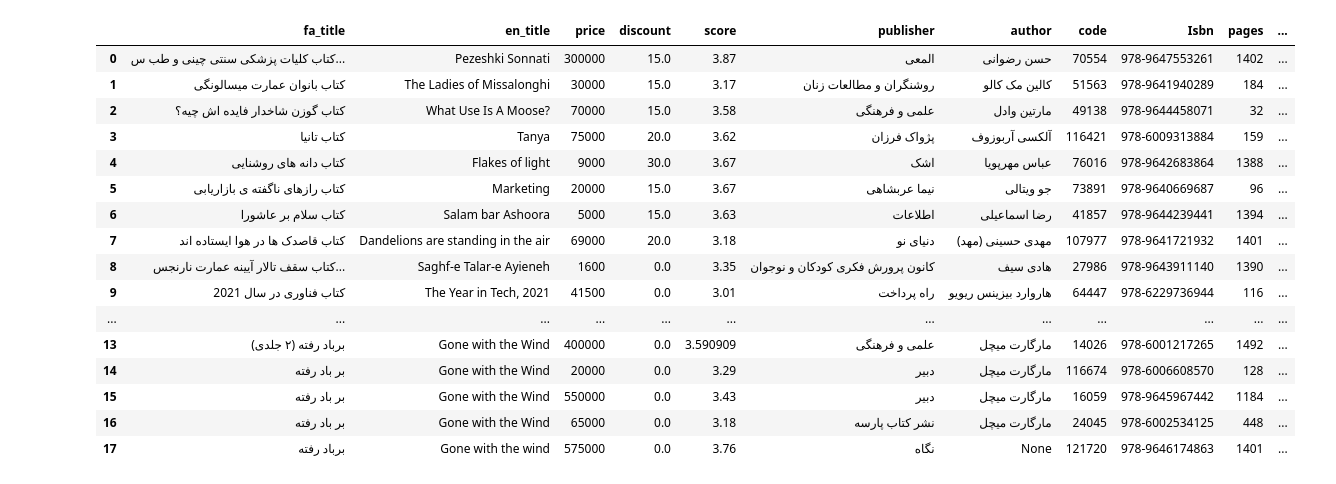
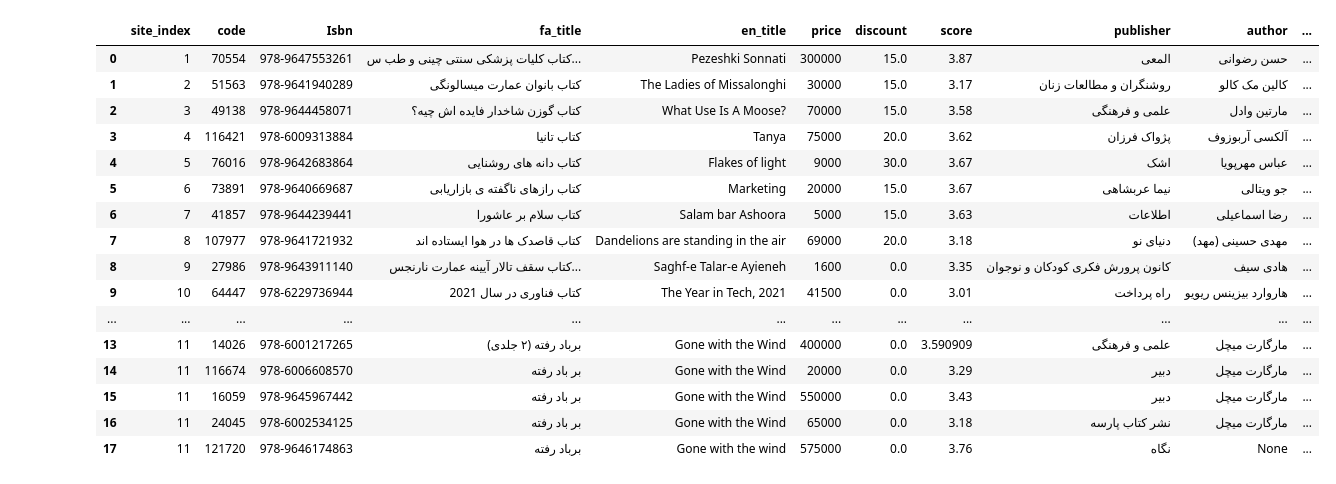
Before and after one commit to sanoooavi/Booktopia, a Jupyter notebook: scrap.ipynb, the cells around one changed output. Saved outputs shown, nothing was run; the diff lists cells and outputs as text; code cells hidden in the pictures.

Commit message:
make summary and tags table based on indexing of site

```diff
--- a/scrap.ipynb
+++ b/scrap.ipynb
@@ -190,0 +160,31 @@ IndexError: list index out of range
+# %%
+ def get_book_site_summary(book_soup, site_index):
+    book_summary = get_summary(book_soup)
+    return [site_index, book_summary]
+# %%
+ def get_book_site_tags(book_soup, site_index):
+    book_tags = get_tags(book_soup)
+    book_tags_list = []
+    for tag in book_tags:
+        book_tags_list += [[site_index,tag]]
+    return book_tags_list
+# %%
+books_data_list = []
+site_index = 1
+site_summary_data_list = []
+site_tags_data_list = []
+links = get_links()[:10] + ['https://www.iranketab.ir/book/270-gone-with-the-wind']
+
+for link in links:
+    try:
+        site_soup = get_soup(link)
+        site_summary_data_list += [get_book_site_summary(site_soup, site_index)]
+        for site_tag in get_book_site_tags(site_soup, site_index):
+            site_tags_data_list += [site_tag]
+        site_page_books = site_soup.select('.clearfix .clearfix .row')
+        for book_index in range(0, len(site_page_books), 2):
+            data = get_book_detail(site_page_books[book_index], site_index)
+            books_data_list += [data];
+        site_index += 1
+    except Exception:
+        logging.exception("An error occurred");
@@ -191,24 +209,24 @@ IndexError: list index out of range
 # %%
-tableOfData = pd.DataFrame(data_list,
-                           columns=['fa_title', 'en_title', 'price', 'discount', 'score', 'publisher', 'author',
-                                    'code', 'Isbn', 'pages', 'publication_per_date', 'publication_ad_date', 'size',
-                                    'cover_material', 'print_series', 'earliest_send_time', 'summary', 'tags'])
+tableOfData = pd.DataFrame(books_data_list,
+                           columns=['site_index', 'code', 'Isbn', 'fa_title', 'en_title', 'price', 'discount', 'score',
+                                    'publisher', 'author', 'pages', 'publication_per_date', 'publication_ad_date',
+                                    'size', 'cover_material', 'print_series', 'earliest_send_time'])
 tableOfData
 # %% [output]
-|  | fa_title | en_title | price | discount | score | publisher | author | code | Isbn | pages | ... |
-| 0 | کتاب کلیات پزشکی سنتی چینی و طب س... | Pezeshki Sonnati | 300000 | 15.0 | 3.87 | المعی | حسن رضوانی | 70554 | 978-9647553261 | 1402 | ... |
-| 1 | کتاب بانوان عمارت میسالونگی | The Ladies of Missalonghi | 30000 | 15.0 | 3.17 | روشنگران و مطالعات زنان | کالین مک کالو | 51563 | 978-9641940289 | 184 | ... |
-| 2 | کتاب گوزن شاخدار فایده اش چیه؟ | What Use Is A Moose? | 70000 | 15.0 | 3.58 | علمی و فرهنگی | مارتین وادل | 49138 | 978-9644458071 | 32 | ... |
-| 3 | کتاب تانیا | Tanya | 75000 | 20.0 | 3.62 | پژواک فرزان | آلکسی آربوزوف | 116421 | 978-6009313884 | 159 | ... |
-| 4 | کتاب دانه های روشنایی | Flakes of light | 9000 | 30.0 | 3.67 | اشک | عباس مهرپویا | 76016 | 978-9642683864 | 1388 | ... |
-| 5 | کتاب رازهای ناگفته ی بازاریابی | Marketing | 20000 | 15.0 | 3.67 | نیما عربشاهی | جو ویتالی | 73891 | 978-9640669687 | 96 | ... |
-| 6 | کتاب سلام بر عاشورا | Salam bar Ashoora | 5000 | 15.0 | 3.63 | اطلاعات | رضا اسماعیلی | 41857 | 978-9644239441 | 1394 | ... |
-| 7 | کتاب قاصدک ها در هوا ایستاده اند | Dandelions are standing in the air | 69000 | 20.0 | 3.18 | دنیای نو | مهدی حسینی (مهد) | 107977 | 978-9641721932 | 1401 | ... |
-| 8 | کتاب سقف تالار آیینه عمارت نارنجس... | Saghf-e Talar-e Ayieneh | 1600 | 0.0 | 3.35 | کانون پرورش فکری کودکان و نوجوان | هادی سیف | 27986 | 978-9643911140 | 1390 | ... |
-| 9 | کتاب فناوری در سال 2021 | The Year in Tech, 2021 | 41500 | 0.0 | 3.01 | راه پرداخت | هاروارد بیزینس ریویو | 64447 | 978-6229736944 | 116 | ... |
+|  | site_index | code | Isbn | fa_title | en_title | price | discount | score | publisher | author | ... |
+| 0 | 1 | 70554 | 978-9647553261 | کتاب کلیات پزشکی سنتی چینی و طب س... | Pezeshki Sonnati | 300000 | 15.0 | 3.87 | المعی | حسن رضوانی | ... |
+| 1 | 2 | 51563 | 978-9641940289 | کتاب بانوان عمارت میسالونگی | The Ladies of Missalonghi | 30000 | 15.0 | 3.17 | روشنگران و مطالعات زنان | کالین مک کالو | ... |
+| 2 | 3 | 49138 | 978-9644458071 | کتاب گوزن شاخدار فایده اش چیه؟ | What Use Is A Moose? | 70000 | 15.0 | 3.58 | علمی و فرهنگی | مارتین وادل | ... |
+| 3 | 4 | 116421 | 978-6009313884 | کتاب تانیا | Tanya | 75000 | 20.0 | 3.62 | پژواک فرزان | آلکسی آربوزوف | ... |
+| 4 | 5 | 76016 | 978-9642683864 | کتاب دانه های روشنایی | Flakes of light | 9000 | 30.0 | 3.67 | اشک | عباس مهرپویا | ... |
+| 5 | 6 | 73891 | 978-9640669687 | کتاب رازهای ناگفته ی بازاریابی | Marketing | 20000 | 15.0 | 3.67 | نیما عربشاهی | جو ویتالی | ... |
+| 6 | 7 | 41857 | 978-9644239441 | کتاب سلام بر عاشورا | Salam bar Ashoora | 5000 | 15.0 | 3.63 | اطلاعات | رضا اسماعیلی | ... |
+| 7 | 8 | 107977 | 978-9641721932 | کتاب قاصدک ها در هوا ایستاده اند | Dandelions are standing in the air | 69000 | 20.0 | 3.18 | دنیای نو | مهدی حسینی (مهد) | ... |
+| 8 | 9 | 27986 | 978-9643911140 | کتاب سقف تالار آیینه عمارت نارنجس... | Saghf-e Talar-e Ayieneh | 1600 | 0.0 | 3.35 | کانون پرورش فکری کودکان و نوجوان | هادی سیف | ... |
+| 9 | 10 | 64447 | 978-6229736944 | کتاب فناوری در سال 2021 | The Year in Tech, 2021 | 41500 | 0.0 | 3.01 | راه پرداخت | هاروارد بیزینس ریویو | ... |
 | ... | ... | ... | ... | ... | ... | ... | ... | ... | ... | ... | ... |
-| 13 | برباد رفته (۲ جلدی) | Gone with the Wind | 400000 | 0.0 | 3.590909 | علمی و فرهنگی | مارگارت میچل | 14026 | 978-6001217265 | 1492 | ... |
-| 14 | بر باد رفته | Gone with the Wind | 20000 | 0.0 | 3.29 | دبیر | مارگارت میچل | 116674 | 978-6006608570 | 128 | ... |
-| 15 | بر باد رفته | Gone with the Wind | 550000 | 0.0 | 3.43 | دبیر | مارگارت میچل | 16059 | 978-9645967442 | 1184 | ... |
-| 16 | بر باد رفته | Gone with the Wind | 65000 | 0.0 | 3.18 | نشر کتاب پارسه | مارگارت میچل | 24045 | 978-6002534125 | 448 | ... |
-| 17 | برباد رفته | Gone with the wind | 575000 | 0.0 | 3.76 | نگاه | None | 121720 | 978-9646174863 | 1401 | ... |
+| 13 | 11 | 14026 | 978-6001217265 | برباد رفته (۲ جلدی) | Gone with the Wind | 400000 | 0.0 | 3.590909 | علمی و فرهنگی | مارگارت میچل | ... |
+| 14 | 11 | 116674 | 978-6006608570 | بر باد رفته | Gone with the Wind | 20000 | 0.0 | 3.29 | دبیر | مارگارت میچل | ... |
+| 15 | 11 | 16059 | 978-9645967442 | بر باد رفته | Gone with the Wind | 550000 | 0.0 | 3.43 | دبیر | مارگارت میچل | ... |
+| 16 | 11 | 24045 | 978-6002534125 | بر باد رفته | Gone with the Wind | 65000 | 0.0 | 3.18 | نشر کتاب پارسه | مارگارت میچل | ... |
+| 17 | 11 | 121720 | 978-9646174863 | برباد رفته | Gone with the wind | 575000 | 0.0 | 3.76 | نگاه | None | ... |
```
Also changed, not shown: parts of 6 cells of this notebook.
